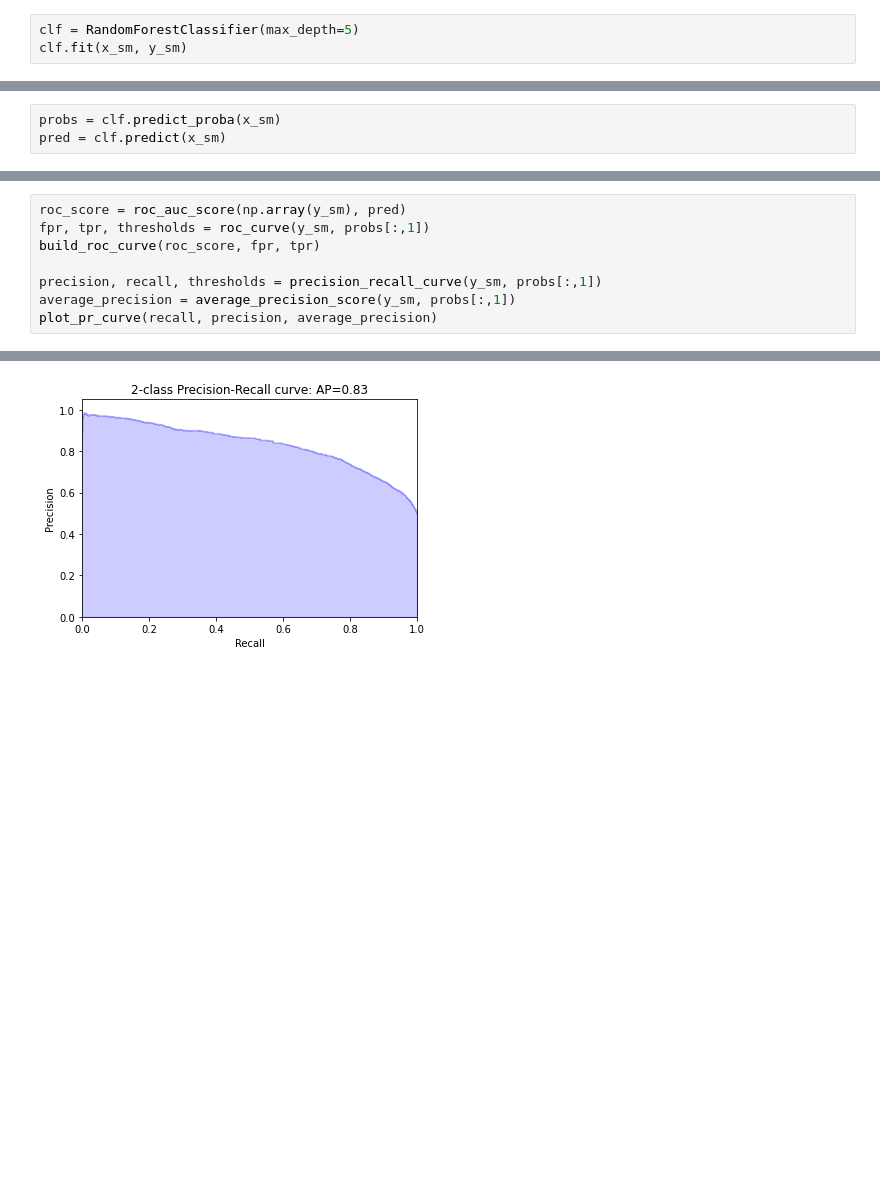
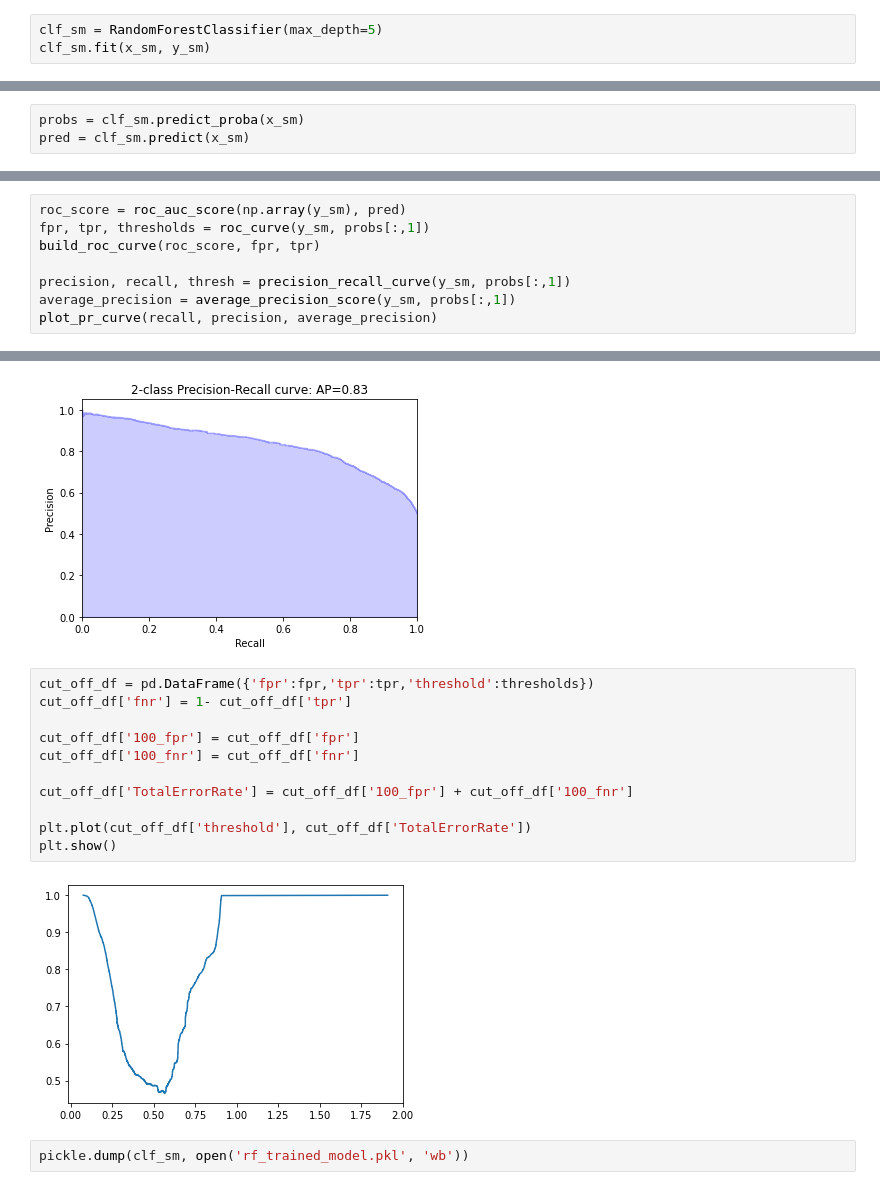
Before and after one commit to vaibhavtaneja1/BanksMarketingTargets, a Jupyter notebook: DataPrep_Training.ipynb, the cells around one changed output, grey strips where cells are left out. Cells and saved outputs as stored; diff of their text form; blank space fills up the shorter version.

Commit message:
1. Saved the model in pickel file 2. Predictions on the test file

```diff
--- a/DataPrep_Training.ipynb
+++ b/DataPrep_Training.ipynb
@@ -188,13 +189,13 @@ from imblearn.over_sampling import SMOTE
 smt = SMOTE(random_state=0)
 x_sm, y_sm = smt.fit_resample(df_features, df_target)
 # %%
-clf = RandomForestClassifier(max_depth=5)
-clf.fit(x_sm, y_sm)
+clf_sm = RandomForestClassifier(max_depth=5)
+clf_sm.fit(x_sm, y_sm)
 # %% [output]
 RandomForestClassifier(max_depth=5)
 # %%
-probs = clf.predict_proba(x_sm)
-pred = clf.predict(x_sm)
+probs = clf_sm.predict_proba(x_sm)
+pred = clf_sm.predict(x_sm)
 # %%
 print(confusion_matrix(y_sm, pred))
 print(classification_report(y_sm, pred))
@@ -216,9 +217,24 @@ roc_score = roc_auc_score(np.array(y_sm), pred)
 fpr, tpr, thresholds = roc_curve(y_sm, probs[:,1])
 build_roc_curve(roc_score, fpr, tpr)
 
-precision, recall, thresholds = precision_recall_curve(y_sm, probs[:,1])
+precision, recall, thresh = precision_recall_curve(y_sm, probs[:,1])
 average_precision = average_precision_score(y_sm, probs[:,1])
 plot_pr_curve(recall, precision, average_precision)
 # %% [output]
 [figure]
 [figure]
+# %%
+cut_off_df = pd.DataFrame({'fpr':fpr,'tpr':tpr,'threshold':thresholds})
+cut_off_df['fnr'] = 1- cut_off_df['tpr']
+
+cut_off_df['100_fpr'] = cut_off_df['fpr']
+cut_off_df['100_fnr'] = cut_off_df['fnr']
+
+cut_off_df['TotalErrorRate'] = cut_off_df['100_fpr'] + cut_off_df['100_fnr']
+
+plt.plot(cut_off_df['threshold'], cut_off_df['TotalErrorRate'])
+plt.show()
+# %% [output]
+[figure, added]
+# %%
+pickle.dump(clf_sm, open('rf_trained_model.pkl', 'wb'))
```
Also changed, not shown: parts of 3 cells of this notebook, 2 other files.
